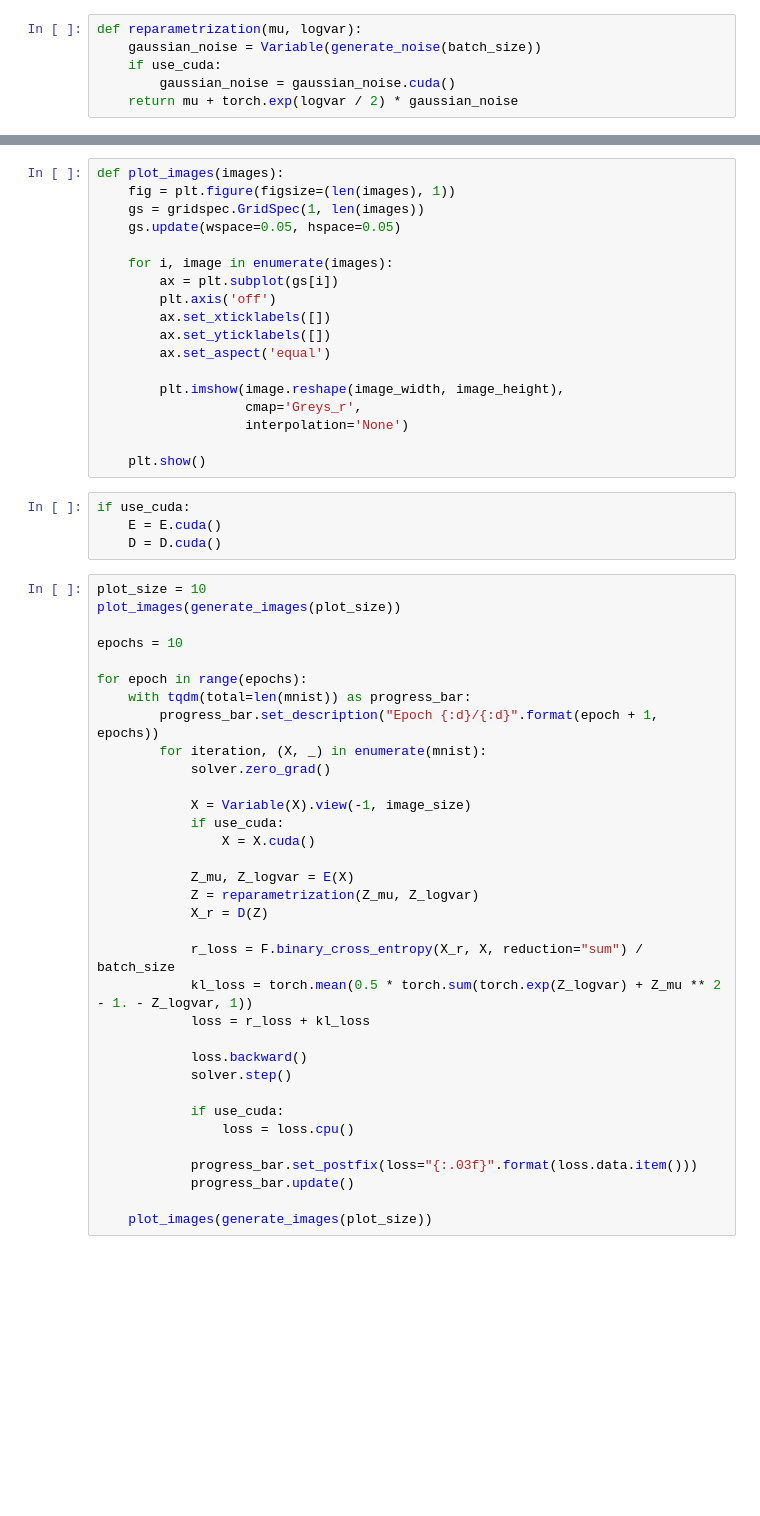
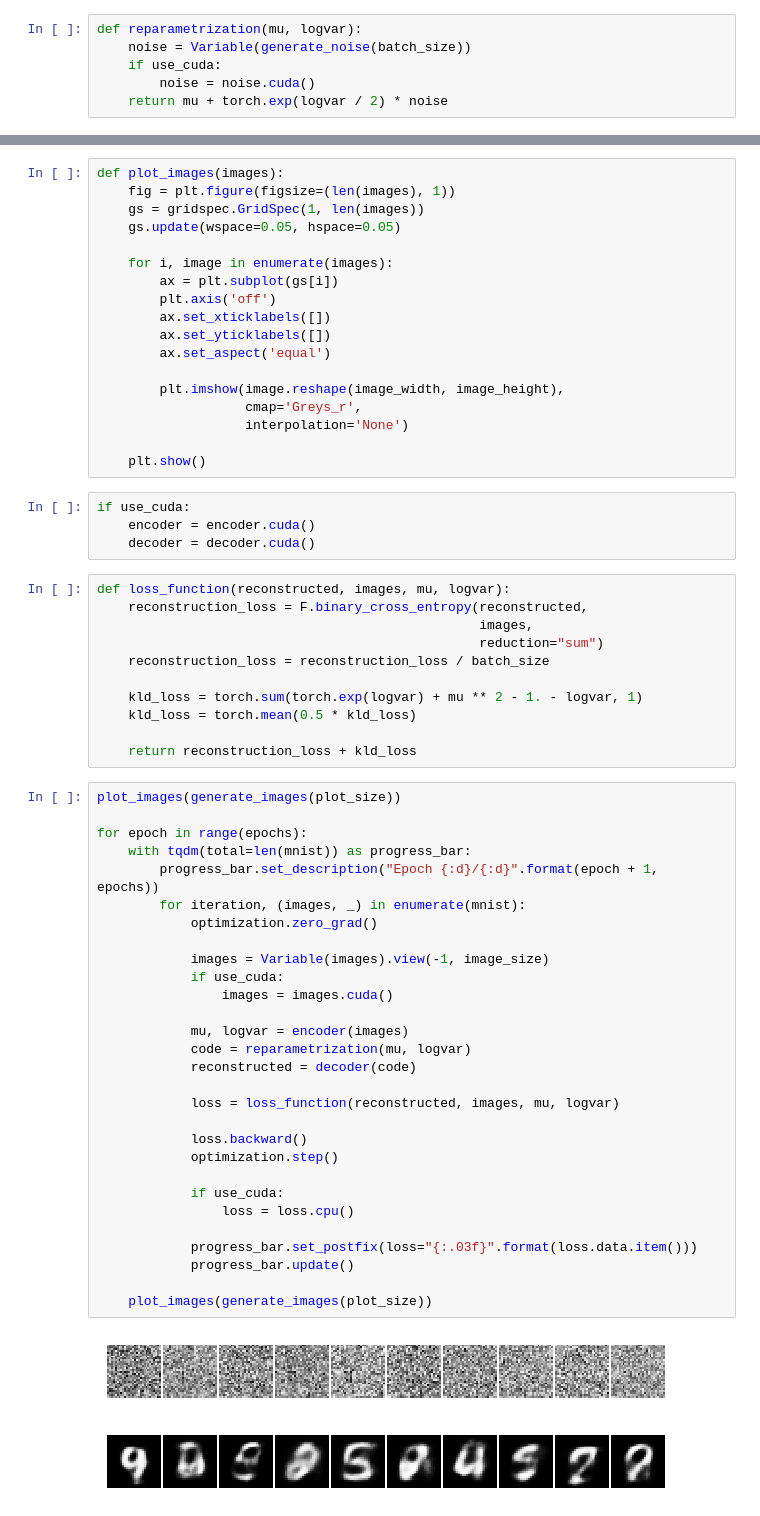
Before and after one commit to rcamino/pytorch-notebooks, a Jupyter notebook: VAE.ipynb, the cells around one changed output, grey strips where cells are left out. Saved outputs shown, nothing was run; the diff lists cells and outputs as text; blank space fills up the shorter version.

```diff
--- a/VAE.ipynb
+++ b/VAE.ipynb
@@ -101,10 +106,10 @@ def generate_noise(size):
     return torch.randn(size, noise_size)
 # %%
 def reparametrization(mu, logvar):
-    gaussian_noise = Variable(generate_noise(batch_size))
+    noise = Variable(generate_noise(batch_size))
     if use_cuda:
-        gaussian_noise = gaussian_noise.cuda()
-    return mu + torch.exp(logvar / 2) * gaussian_noise
+        noise = noise.cuda()
+    return mu + torch.exp(logvar / 2) * noise
 # %%
 def generate_images(size):
     with torch.no_grad():
@@ -133,39 +138,48 @@ def plot_images(images):
     plt.show()
 # %%
 if use_cuda:
-    E = E.cuda()
-    D = D.cuda()
+    encoder = encoder.cuda()
+    decoder = decoder.cuda()
+# %%
+def loss_function(reconstructed, images, mu, logvar):
+    reconstruction_loss = F.binary_cross_entropy(reconstructed,
+                                                 images,
+                                                 reduction="sum")
+    reconstruction_loss = reconstruction_loss / batch_size
+
+    kld_loss = torch.sum(torch.exp(logvar) + mu ** 2 - 1. - logvar, 1)
+    kld_loss = torch.mean(0.5 * kld_loss)
+
+    return reconstruction_loss + kld_loss
 # %%
-plot_size = 10
 plot_images(generate_images(plot_size))
-
-epochs = 10
 
 for epoch in range(epochs):
     with tqdm(total=len(mnist)) as progress_bar:
         progress_bar.set_description("Epoch {:d}/{:d}".format(epoch + 1, epochs))
-        for iteration, (X, _) in enumerate(mnist):
-            solver.zero_grad()
+        for iteration, (images, _) in enumerate(mnist):
+            optimization.zero_grad()
 
-            X = Variable(X).view(-1, image_size)
+            images = Variable(images).view(-1, image_size)
             if use_cuda:
-                X = X.cuda()
+                images = images.cuda()
 
-            Z_mu, Z_logvar = E(X)
-            Z = reparametrization(Z_mu, Z_logvar)
-            X_r = D(Z)
+            mu, logvar = encoder(images)
+            code = reparametrization(mu, logvar)
+            reconstructed = decoder(code)
 
-            r_loss = F.binary_cross_entropy(X_r, X, reduction="sum") / batch_size
-            kl_loss = torch.mean(0.5 * torch.sum(torch.exp(Z_logvar) + Z_mu ** 2 - 1. - Z_logvar, 1))
-            loss = r_loss + kl_loss
+            loss = loss_function(reconstructed, images, mu, logvar)
 
             loss.backward()
-            solver.step()
+            optimization.step()
 
             if use_cuda:
                 loss = loss.cpu()
 
             progress_bar.set_postfix(loss="{:.03f}".format(loss.data.item()))
             progress_bar.update()
 
     plot_images(generate_images(plot_size))
+# %% [output]
+[figure, added]
+[figure, added]
```
Also changed, not shown: parts of 11 cells of this notebook, 1 other file.
